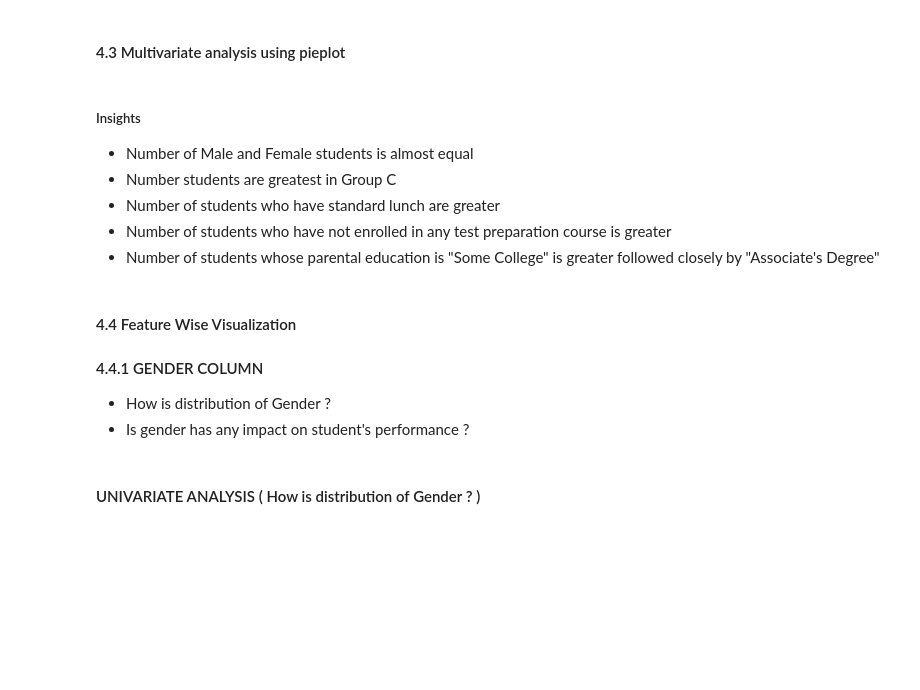
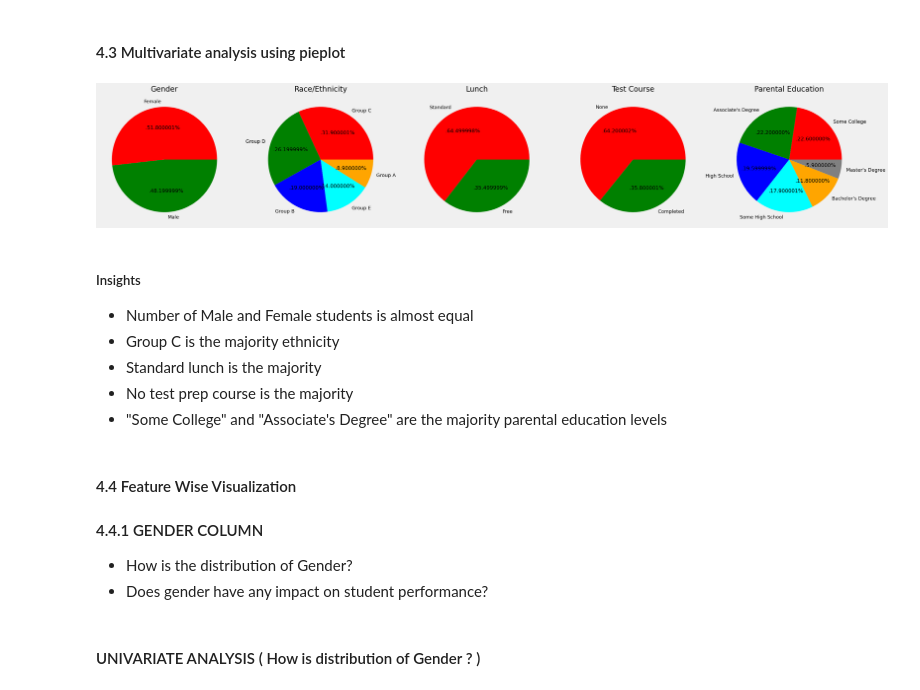
Before and after one commit to vchen-98/mlproject, a Jupyter notebook: notebook/1 . EDA STUDENT PERFORMANCE .ipynb, the cells around one changed output. Drawn from its saved outputs; the diff is of its cells as text; code cells hidden in the pictures; blank space fills up the shorter version.

```diff
--- a/notebook/1 . EDA STUDENT PERFORMANCE .ipynb
+++ b/notebook/1 . EDA STUDENT PERFORMANCE .ipynb
@@ -346,8 +352,8 @@ plt.axis('off')
 
 
 plt.subplot(1, 5, 2)
-size = df['race/ethnicity'].value_counts()
-labels = 'Group C', 'Group D','Group B','Group E','Group A'
+size = df['race_ethnicity'].value_counts()
+labels = ['Group C', 'Group D','Group B','Group E','Group A']
 color = ['red', 'green', 'blue', 'cyan','orange']
 
 plt.pie(size, colors = color,labels = labels,autopct = '.%2f%%')
@@ -361,47 +367,49 @@ size = df['lunch'].value_counts()
 labels = 'Standard', 'Free'
 color = ['red','green']
 
 plt.pie(size, colors = color,labels = labels,autopct = '.%2f%%')
 plt.title('Lunch', fontsize = 20)
 plt.axis('off')
 
 
 plt.subplot(1, 5, 4)
-size = df['test preparation course'].value_counts()
+size = df['test_preparation_course'].value_counts()
 labels = 'None', 'Completed'
 color = ['red','green']
 
 plt.pie(size, colors = color,labels = labels,autopct = '.%2f%%')
 plt.title('Test Course', fontsize = 20)
 plt.axis('off')
 
 
 plt.subplot(1, 5, 5)
-size = df['parental level of education'].value_counts()
+size = df['parental_level_of_education'].value_counts()
 labels = 'Some College', "Associate's Degree",'High School','Some High School',"Bachelor's Degree","Master's Degree"
 color = ['red', 'green', 'blue', 'cyan','orange','grey']
 
 plt.pie(size, colors = color,labels = labels,autopct = '.%2f%%')
 plt.title('Parental Education', fontsize = 20)
 plt.axis('off')
 
 
 plt.tight_layout()
 plt.grid()
 
 plt.show()
+# %% [output]
+[figure, added]
 # %% [markdown]
 #####  Insights
 - Number of Male and Female students is almost equal
-- Number students are greatest in Group C
-- Number of students who have standard lunch are greater
-- Number of students who have not enrolled in any test preparation course is greater
-- Number of students whose parental education is "Some College" is greater followed closely by "Associate's Degree"
+- Group C is the majority ethnicity
+- Standard lunch is the majority
+- No test prep course is the majority
+- "Some College" and "Associate's Degree" are the majority parental education levels
 # %% [markdown]
 #### 4.4 Feature Wise Visualization
 #### 4.4.1 GENDER COLUMN
-- How is distribution of Gender ?
-- Is gender has any impact on student's performance ?
+- How is the distribution of Gender?
+- Does gender have any impact on student performance?
 # %% [markdown]
 #### UNIVARIATE ANALYSIS ( How is distribution of Gender ? )
 # %%
```
Also changed, not shown: parts of 39 cells of this notebook.
